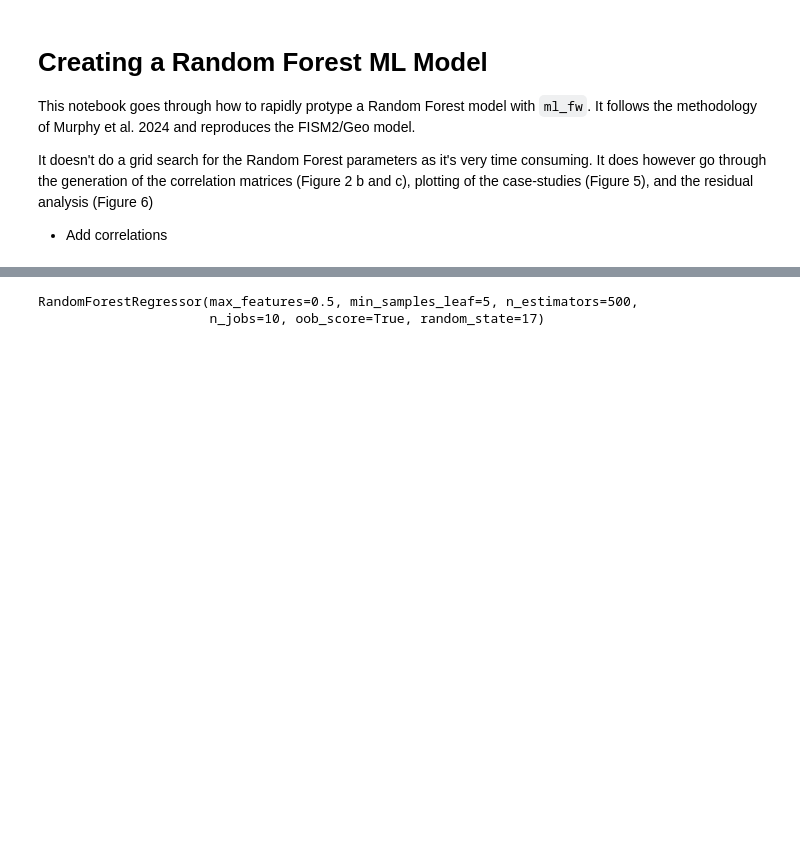
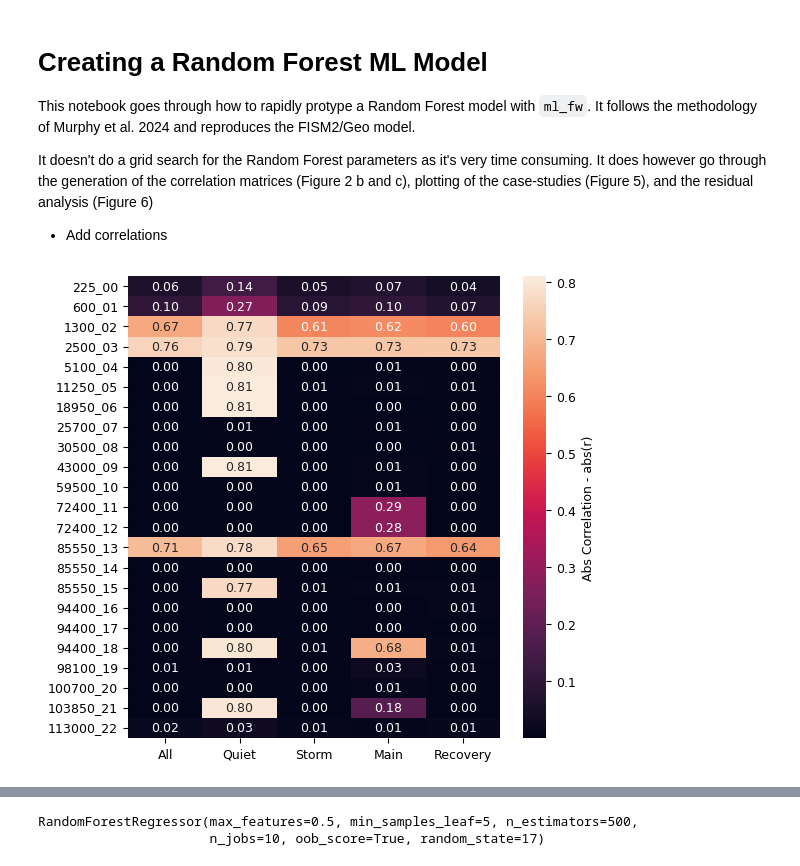
Before and after one commit to kylermurphy/ml_fw, a Jupyter notebook: Notebooks/Model_dev.ipynb, the cells around one changed output, grey strips where cells are left out. Cells and saved outputs as stored; diff of their text form; code cells hidden in the pictures; blank space fills up the shorter version.

```diff
--- a/Notebooks/Model_dev.ipynb
+++ b/Notebooks/Model_dev.ipynb
@@ -28,0 +34,42 @@ from ml_fw import ml_mod as ml
+# %%
+# generate correlation matrices
+# for the different datasets
+fism_columns = ['225_00', '600_01', '1300_02', '2500_03', '5100_04',
+            '11250_05', '18950_06', '25700_07', '30500_08', '43000_09', '59500_10',
+            '72400_11', '72400_12', '85550_13', '85550_14', '85550_15', '94400_16',
+            '94400_17', '94400_18', '98100_19', '100700_20', '103850_21',
+            '113000_22','storm','storm phase']
+
+geo_columns = ['Bx_GSEGSM','By_GSM', 'Bz_GSM',
+           'Vsw', 'Vx_GSE', 'Vy_GSE', 'Vz_GSE', 'Prho', 'Tp',
+           'dynP', 'Esw', 'AE', 'AL', 'AU', 'SYM_H index',
+           'storm', 'storm phase']
+
+target = ['400kmDensity']
+
+# define lambda functions so we can filter categorical data
+mp = lambda x: x['storm phase'] == 1 # correlation when storm phase column = 1, the main phase
+rc = lambda x: x['storm phase'] == 2 # equals 2, the recovry phase
+storm = lambda x: x['storm'] == 1 # storm times
+quiet = lambda x: x['storm'] < 1 # quiet times
+
+# create a dictionary of the lambda functions
+# keys are the names of the returned correlations
+# values are the evaluated lambda functions
+cat = {'Quiet':quiet, 'Storm':storm,'Main':mp, 'Recovery':rc}
+# %%
+# calculate the correlation matrix
+f_corr = pro.cor_matrix(f_dat=fism_columns,
+                    y_dat=target,
+                    cor_dat=dat, cat_dat=cat, numeric_only=True)
+
+# plot the correlation matrix
+# the last two columns are used
+# for the categorical data and filtering
+# we don't need them in the plot
+plt.figure(figsize=(6, 6))
+sns.heatmap(f_corr[:-2].abs(),annot=True, fmt='.2f', cbar_kws={'label':'Abs Correlation - abs(r)'})
+plt.yticks()
+plt.show()
+# %% [output]
+[figure, added]
```
Also changed, not shown: parts of 19 cells of this notebook, 1 other file.
